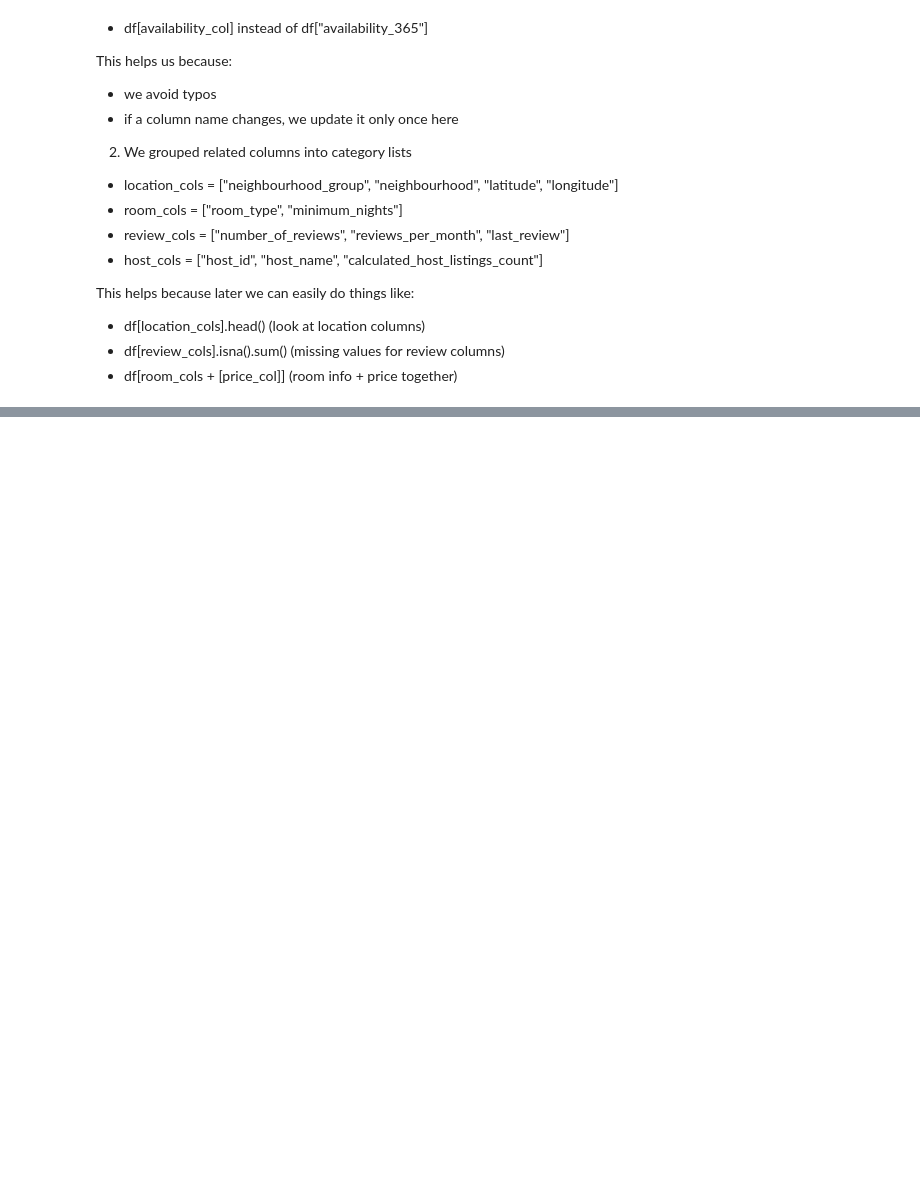
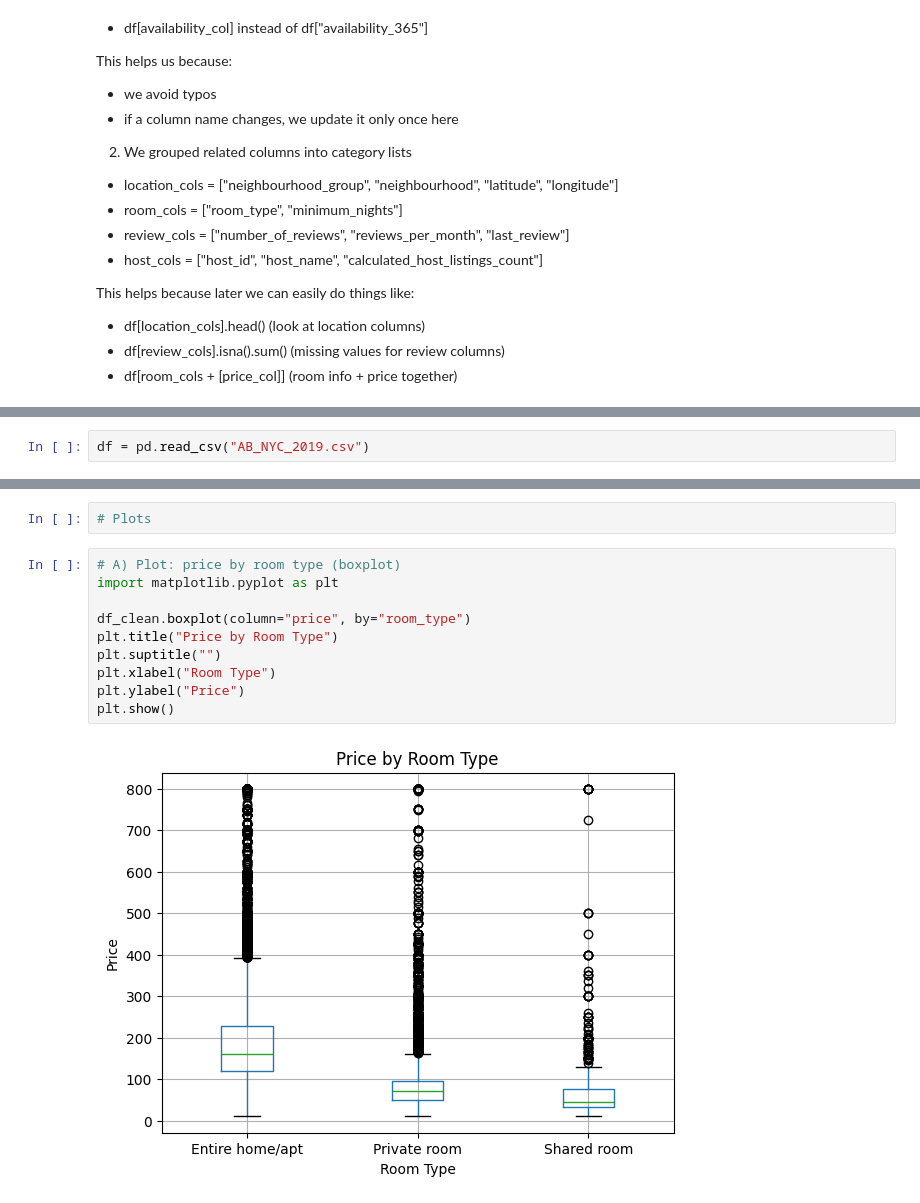
Before and after one commit to mohit716/airbnb-nyc-pandas, a Jupyter notebook: airbnb-nyc-pandas.ipynb, the cells around one changed output, grey strips where cells are left out. Saved outputs shown, nothing was run; the diff lists cells and outputs as text; blank space fills up the shorter version.

Commit message:
Add final EDA section (cleaning + plots + insights)

```diff
--- a/airbnb-nyc-pandas.ipynb
+++ b/airbnb-nyc-pandas.ipynb
@@ -1225,0 +1396,2 @@ This helps because later we can easily do things like:
+# %%
+df = pd.read_csv("AB_NYC_2019.csv")
@@ -1225,0 +1765,14 @@ This helps because later we can easily do things like:
+# %%
+# Plots
+# %%
+# A) Plot: price by room type (boxplot)
+import matplotlib.pyplot as plt
+
+df_clean.boxplot(column="price", by="room_type")
+plt.title("Price by Room Type")
+plt.suptitle("")
+plt.xlabel("Room Type")
+plt.ylabel("Price")
+plt.show()
+# %% [output]
+[figure, added]
```
Also changed, not shown: parts of 38 cells of this notebook, 3 other files.
